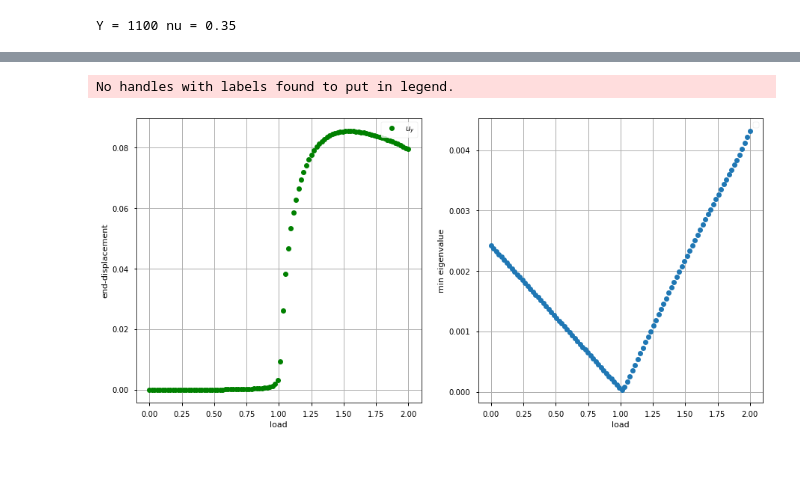
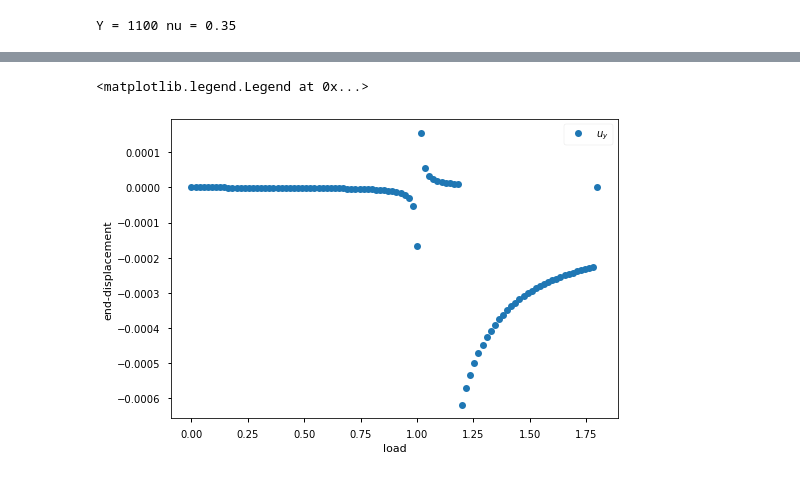
Before and after one commit to a-latyshev/Fenics_AMMS_2021, a Jupyter notebook: 04-Bifurcation/TP2.ipynb, the cells around one changed output, grey strips where cells are left out. Drawn from its saved outputs; the diff is of its cells as text; code cells hidden in the pictures.

```diff
--- a/04-Bifurcation/TP2.ipynb
+++ b/04-Bifurcation/TP2.ipynb
@@ -694,7 +736,7 @@ alpha = 0
 Gamma = 7.84
 rho_g = Gamma * Y * Ly**2 / 12 / Lx**3
 
-params = {'Lx':Lx, 'Ly':Ly, 'alpha':alpha, 'Gamma':Gamma, 'rho_g':rho_g, 'load_max':2, 'nsteps':40, 'load_min':0, 'nx':20, 'ny':5, 'alpha_right':0.01}
+params = {'Lx':Lx, 'Ly':Ly, 'alpha':alpha, 'Gamma':Gamma, 'rho_g':rho_g, 'load_max':2, 'nsteps':40, 'load_min':0, 'nx':20, 'ny':5, 'alpha_right':alpha, 'load_middle':1.2}
 hypsol = HyperelasticitySolver(Y, nu)
 # %% [output]
 Y = 1100 nu = 0.35
@@ -752,24 +843,14 @@ No handles with labels found to put in legend.
 # %%
-params['alpha'] = 0.001
+params['alpha'] = 0
 params['alpha_right'] = 0.001
-params['load_max'] = 2
+params['load_max'] = 1.8
 params['nsteps'] = 100
+params['Ly'] = 0.1
 loads, displ = hypsol.solve(params)
-
-plt.figure(figsize=(15,7))
-plt.subplot(1, 2, 1)
-plt.plot(loads, displ, "og", label=(r'$u_y$'))
+plt.plot(loads, displ, "o", label=(r'$u_y$'))
 plt.xlabel("load")
 plt.ylabel("end-displacement")
 plt.legend()
-plt.grid()
-
-plt.subplot(1, 2, 2)
-plt.plot(loads, hypsol.min_eig, "o")
-plt.xlabel("load")
-plt.ylabel("min eigenvalue")
-plt.legend()
-plt.grid()
 # %% [output]
-No handles with labels found to put in legend.
+<matplotlib.legend.Legend at 0x...>
-[figure, old version]
+[figure, new version]
```
Also changed, not shown: parts of 65 cells of this notebook.
